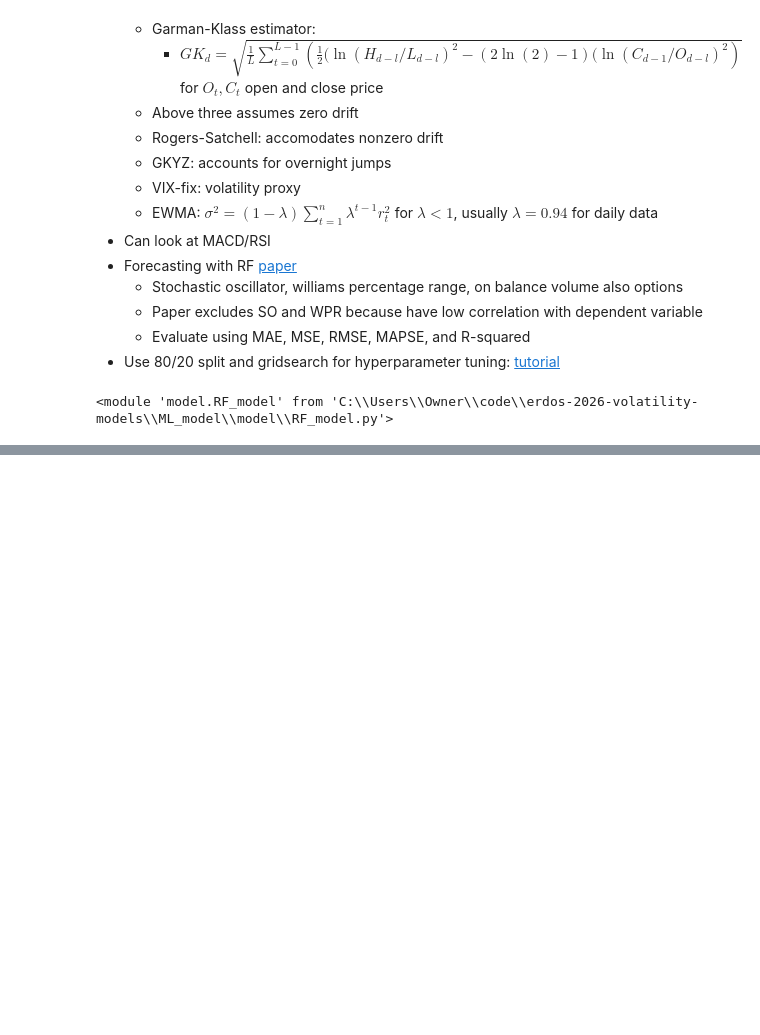
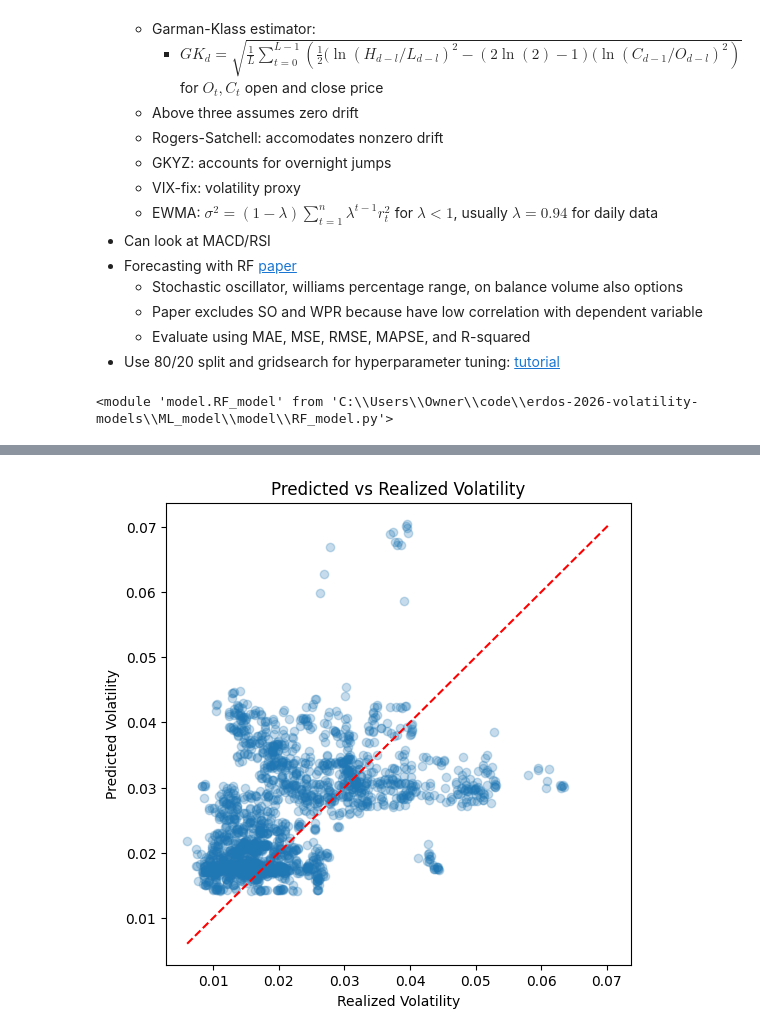
Before and after one commit to abkis/erdos-2026-volatility-models, a Jupyter notebook: ML_model/notes/notes.ipynb, the cells around one changed output, grey strips where cells are left out. Cells and saved outputs as stored; diff of their text form; code cells hidden in the pictures; blank space fills up the shorter version.

```diff
--- a/ML_model/notes/notes.ipynb
+++ b/ML_model/notes/notes.ipynb
@@ -543,0 +572,4 @@ KeyError: 'Column not found: log_ret'
+# %%
+model.scatter()
+# %% [output]
+[figure, added]
```
Also changed, not shown: parts of 6 cells of this notebook, 4 other files.
